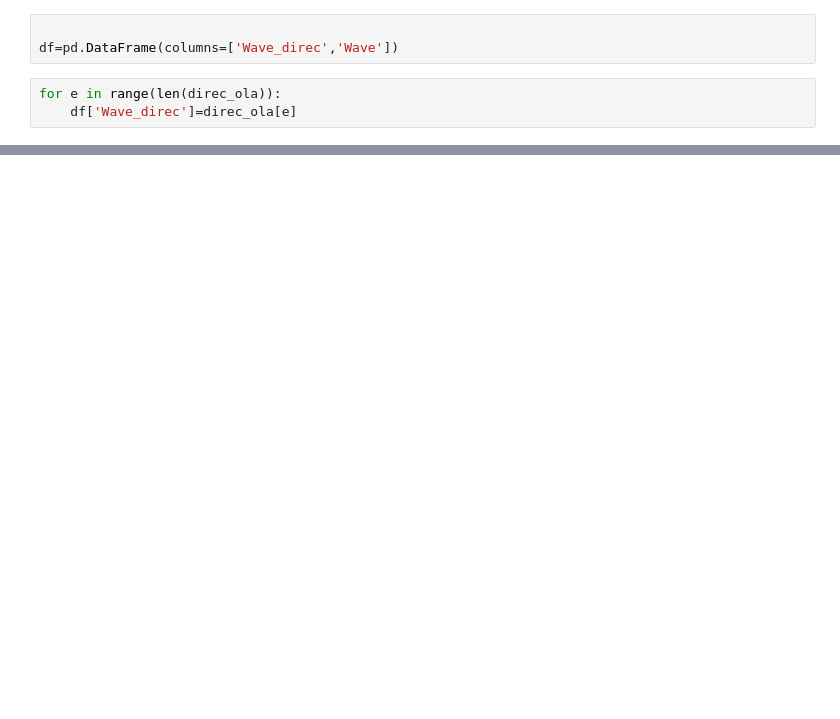
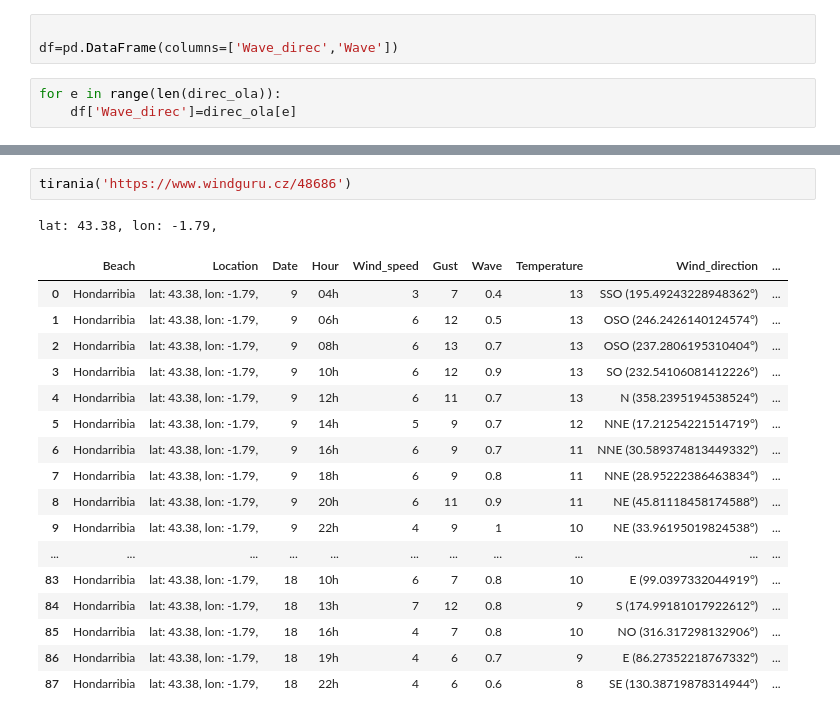
Before and after one commit to Arimugon/WaveFinder_Project, a Jupyter notebook: scrapeo.ipynb, the cells around one changed output, grey strips where cells are left out. Drawn from its saved outputs; the diff is of its cells as text; blank space fills up the shorter version.

```diff
--- a/scrapeo.ipynb
+++ b/scrapeo.ipynb
@@ -241,0 +338,21 @@ localizacion
+# %%
+tirania('https://www.windguru.cz/48686')
+# %% [output]
+lat: 43.38, lon: -1.79,
+|  | Beach | Location | Date | Hour | Wind_speed | Gust | Wave | Temperature | Wind_direction | ... |
+| 0 | Hondarribia | lat: 43.38, lon: -1.79, | 9 | 04h | 3 | 7 | 0.4 | 13 | SSO (195.49243228948362°) | ... |
+| 1 | Hondarribia | lat: 43.38, lon: -1.79, | 9 | 06h | 6 | 12 | 0.5 | 13 | OSO (246.2426140124574°) | ... |
+| 2 | Hondarribia | lat: 43.38, lon: -1.79, | 9 | 08h | 6 | 13 | 0.7 | 13 | OSO (237.2806195310404°) | ... |
+| 3 | Hondarribia | lat: 43.38, lon: -1.79, | 9 | 10h | 6 | 12 | 0.9 | 13 | SO (232.54106081412226°) | ... |
+| 4 | Hondarribia | lat: 43.38, lon: -1.79, | 9 | 12h | 6 | 11 | 0.7 | 13 | N (358.2395194538524°) | ... |
+| 5 | Hondarribia | lat: 43.38, lon: -1.79, | 9 | 14h | 5 | 9 | 0.7 | 12 | NNE (17.21254221514719°) | ... |
+| 6 | Hondarribia | lat: 43.38, lon: -1.79, | 9 | 16h | 6 | 9 | 0.7 | 11 | NNE (30.589374813449332°) | ... |
+| 7 | Hondarribia | lat: 43.38, lon: -1.79, | 9 | 18h | 6 | 9 | 0.8 | 11 | NNE (28.95222386463834°) | ... |
+| 8 | Hondarribia | lat: 43.38, lon: -1.79, | 9 | 20h | 6 | 11 | 0.9 | 11 | NE (45.81118458174588°) | ... |
+| 9 | Hondarribia | lat: 43.38, lon: -1.79, | 9 | 22h | 4 | 9 | 1 | 10 | NE (33.96195019824538°) | ... |
+| ... | ... | ... | ... | ... | ... | ... | ... | ... | ... | ... |
+| 83 | Hondarribia | lat: 43.38, lon: -1.79, | 18 | 10h | 6 | 7 | 0.8 | 10 | E (99.0397332044919°) | ... |
+| 84 | Hondarribia | lat: 43.38, lon: -1.79, | 18 | 13h | 7 | 12 | 0.8 | 9 | S (174.99181017922612°) | ... |
+| 85 | Hondarribia | lat: 43.38, lon: -1.79, | 18 | 16h | 4 | 7 | 0.8 | 10 | NO (316.317298132906°) | ... |
+| 86 | Hondarribia | lat: 43.38, lon: -1.79, | 18 | 19h | 4 | 6 | 0.7 | 9 | E (86.27352218767332°) | ... |
+| 87 | Hondarribia | lat: 43.38, lon: -1.79, | 18 | 22h | 4 | 6 | 0.6 | 8 | SE (130.38719878314944°) | ... |
```
Also changed, not shown: parts of 13 cells of this notebook, 1 other file.
